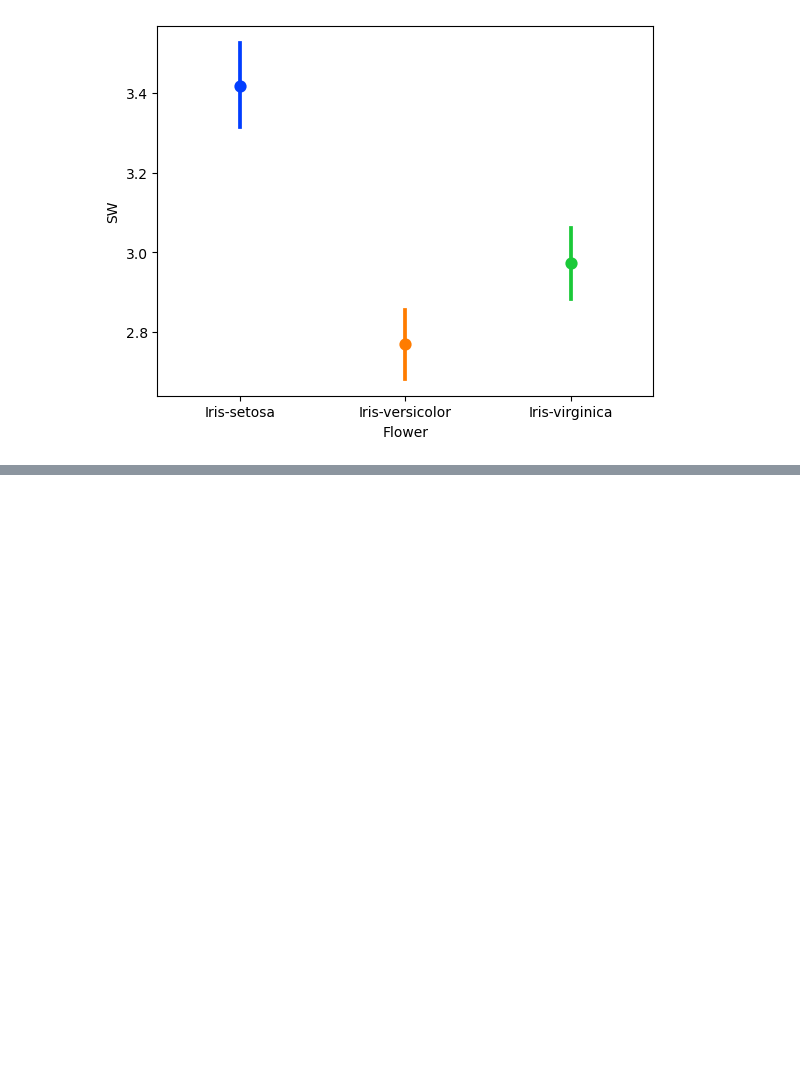
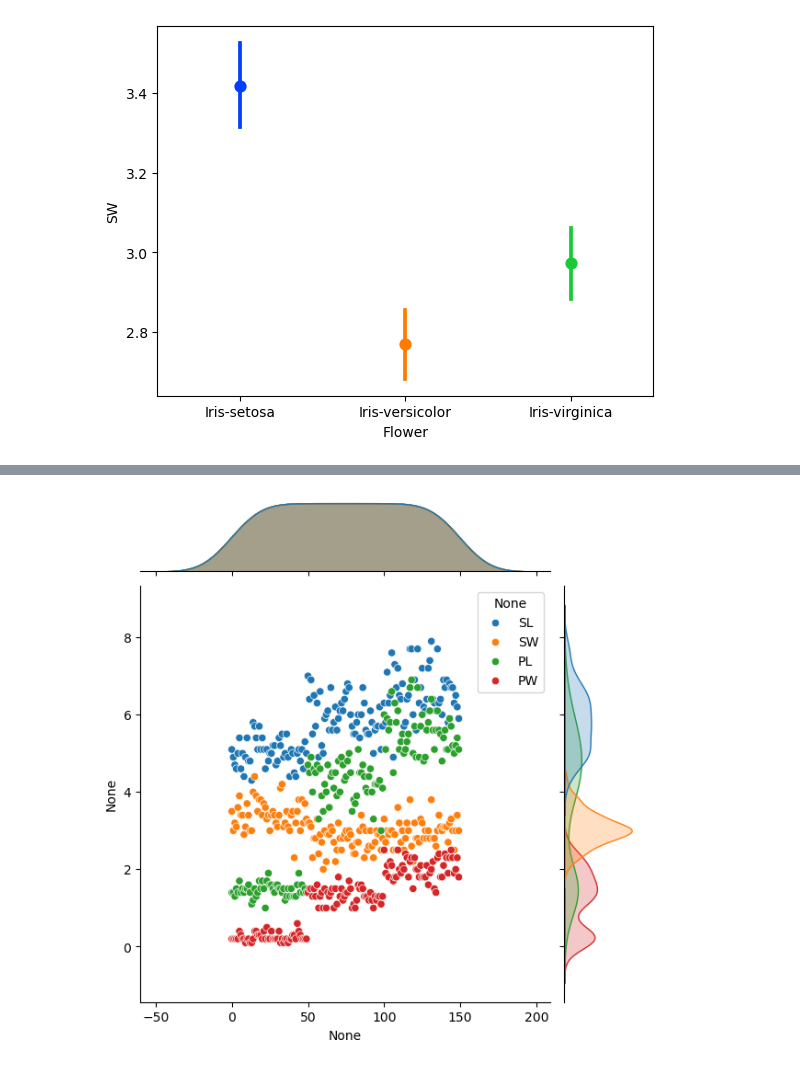
Before and after one commit to musharafaltaf/anacondaPractice, a Jupyter notebook: numpyexample.ipynb, the cells around one changed output, grey strips where cells are left out. Cells and saved outputs as stored; diff of their text form; code cells hidden in the pictures; blank space fills up the shorter version.

```diff
--- a/numpyexample.ipynb
+++ b/numpyexample.ipynb
@@ -1600,0 +1618,6 @@ plt.show()
+# %%
+#joint plot
+sns.jointplot(data=iris)
+plt.show()
+# %% [output]
+[figure, added]
```
Also changed, not shown: parts of 12 cells of this notebook.
